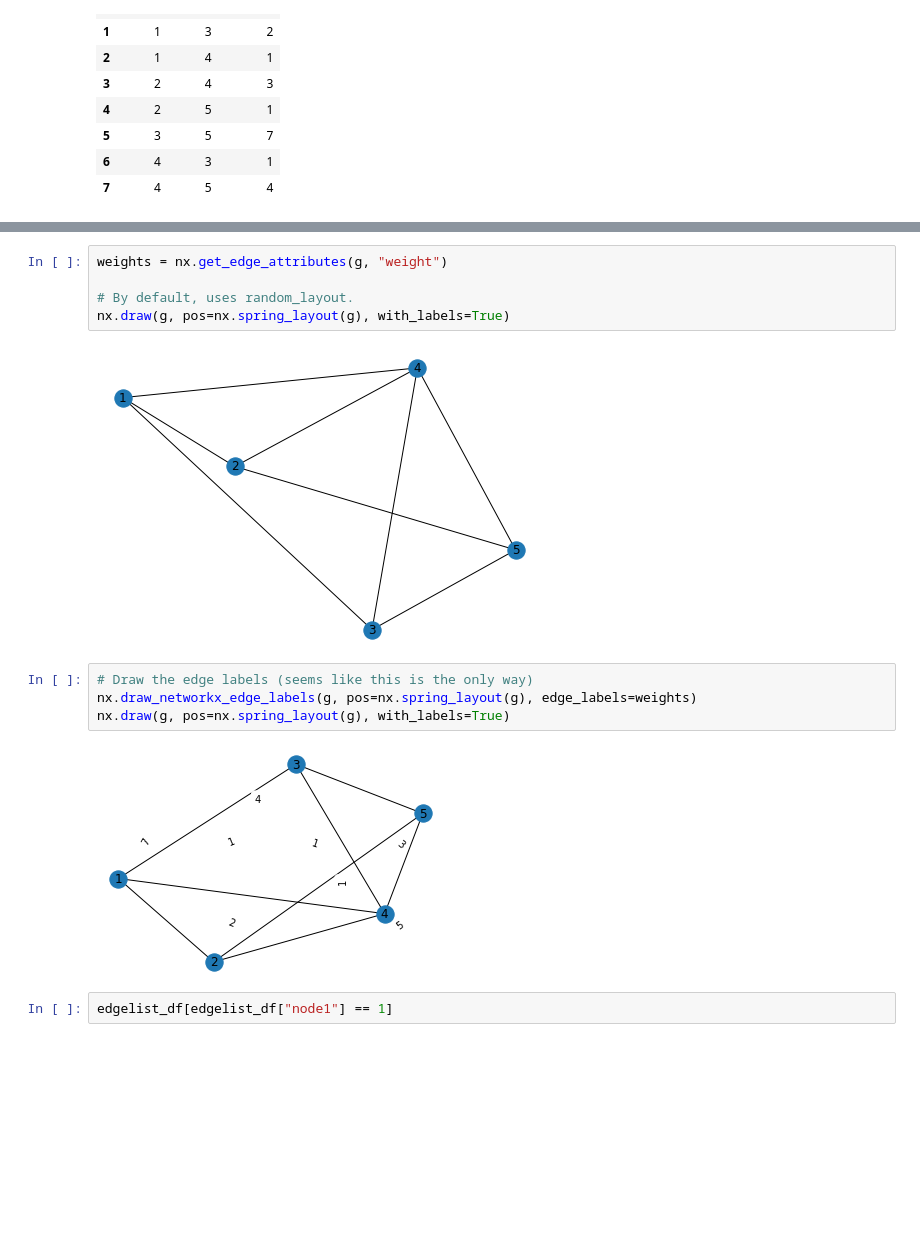
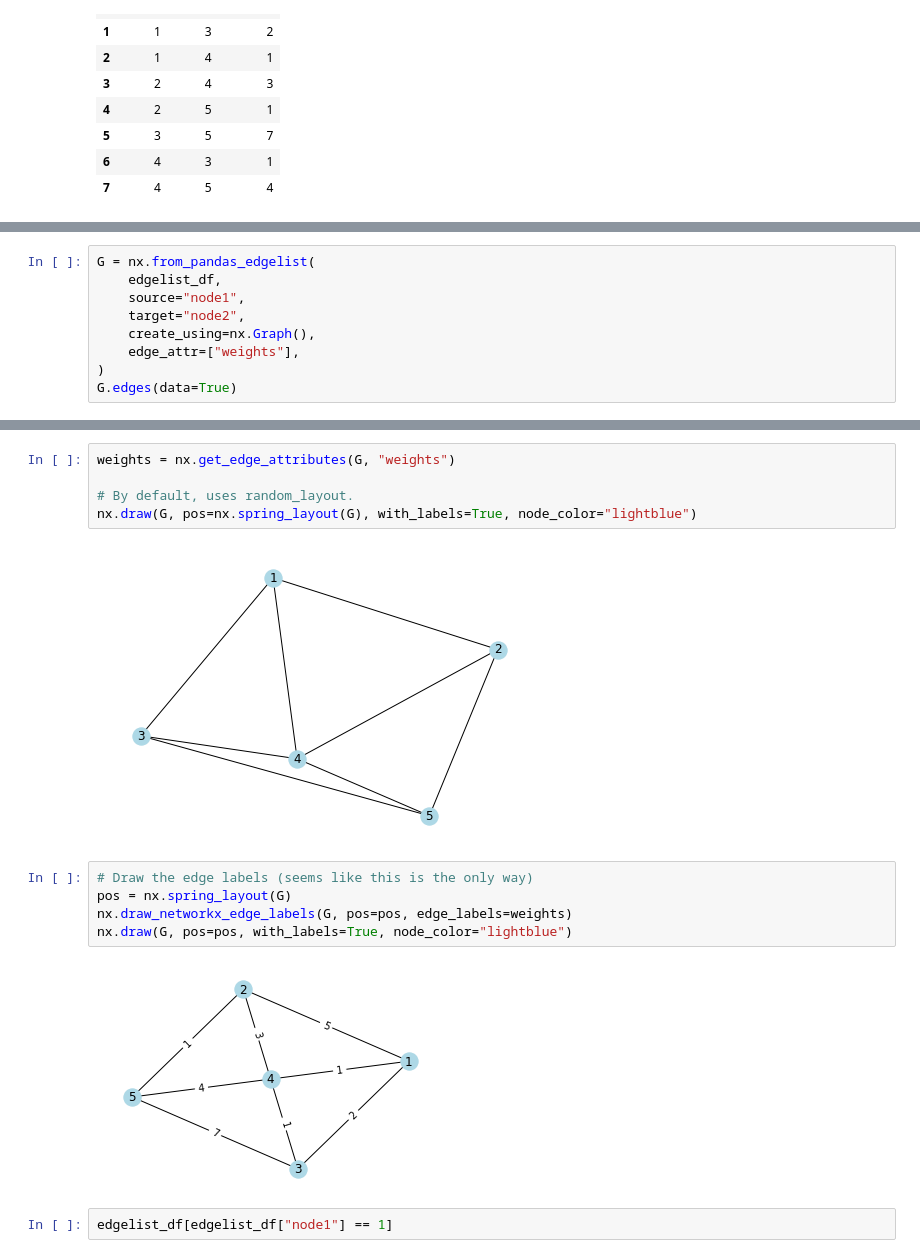
Before and after one commit to alextanhongpin/python-networkx, a Jupyter notebook: 01_network.ipynb, the cells around one changed output, grey strips where cells are left out. Drawn from its saved outputs; the diff is of its cells as text; blank space fills up the shorter version.

```diff
--- a/01_network.ipynb
+++ b/01_network.ipynb
@@ -47,0 +46,9 @@ EdgeDataView([(1, 2, {'weight': 5}), (1, 3, {'weight': 2}), (1, 4, {'weight': 1}
+# %%
+G = nx.from_pandas_edgelist(
+    edgelist_df,
+    source="node1",
+    target="node2",
+    create_using=nx.Graph(),
+    edge_attr=["weights"],
+)
+G.edges(data=True)
@@ -51,18 +60,19 @@ g.nodes(data=True)
 # %% [output]
 NodeDataView({1: {}, 2: {}, 3: {}, 4: {}, 5: {}})
 # %%
-weights = nx.get_edge_attributes(g, "weight")
+weights = nx.get_edge_attributes(G, "weights")
 
 # By default, uses random_layout.
-nx.draw(g, pos=nx.spring_layout(g), with_labels=True)
+nx.draw(G, pos=nx.spring_layout(G), with_labels=True, node_color="lightblue")
 # %% [output]
-[figure, old version]
+[figure, new version]
 # %%
 # Draw the edge labels (seems like this is the only way)
-nx.draw_networkx_edge_labels(g, pos=nx.spring_layout(g), edge_labels=weights)
-nx.draw(g, pos=nx.spring_layout(g), with_labels=True)
+pos = nx.spring_layout(G)
+nx.draw_networkx_edge_labels(G, pos=pos, edge_labels=weights)
+nx.draw(G, pos=pos, with_labels=True, node_color="lightblue")
 # %% [output]
-[figure, old version]
+[figure, new version]
 # %%
 edgelist_df[edgelist_df["node1"] == 1]
 # %% [output]
```
Also changed, not shown: parts of 13 cells of this notebook, 2 other files.
